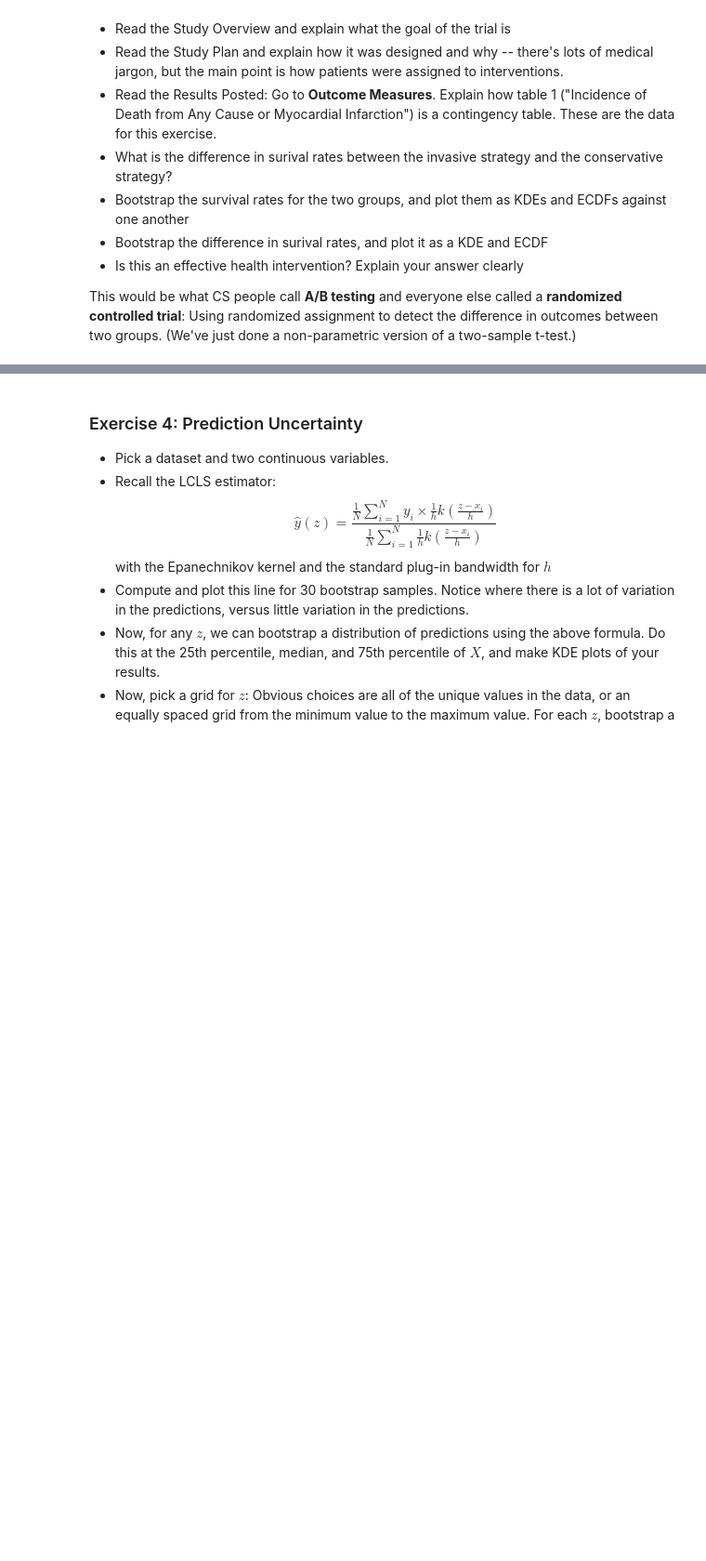
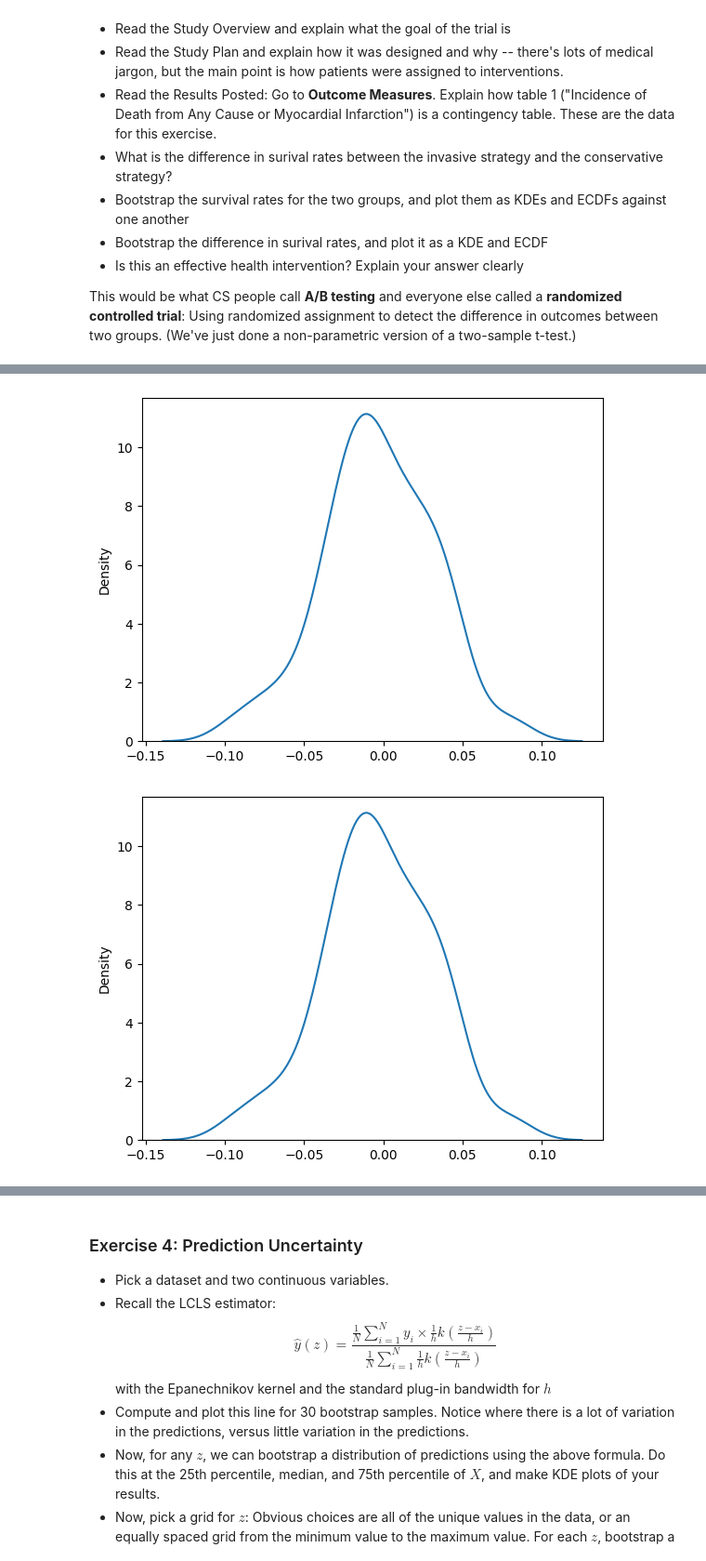
Before and after one commit to gegeorge25/DS5030_public_repo_grace_george, a Jupyter notebook: assignment_4.ipynb, the cells around one changed output, grey strips where cells are left out. Shown at 93% size. Cells and saved outputs as stored; diff of their text form; code cells hidden in the pictures; blank space fills up the shorter version.

```diff
--- a/assignment_4.ipynb
+++ b/assignment_4.ipynb
@@ -181,0 +258,8 @@ This would be what CS people call **A/B testing** and everyone else called a **r
+# %%
+sns.kdeplot(est_diff)
+plt.show()
+sns.kdeplot(est_diff)
+plt.show()
+# %% [output]
+[figure, added]
+[figure, added]
```
Also changed, not shown: parts of 17 cells of this notebook.
